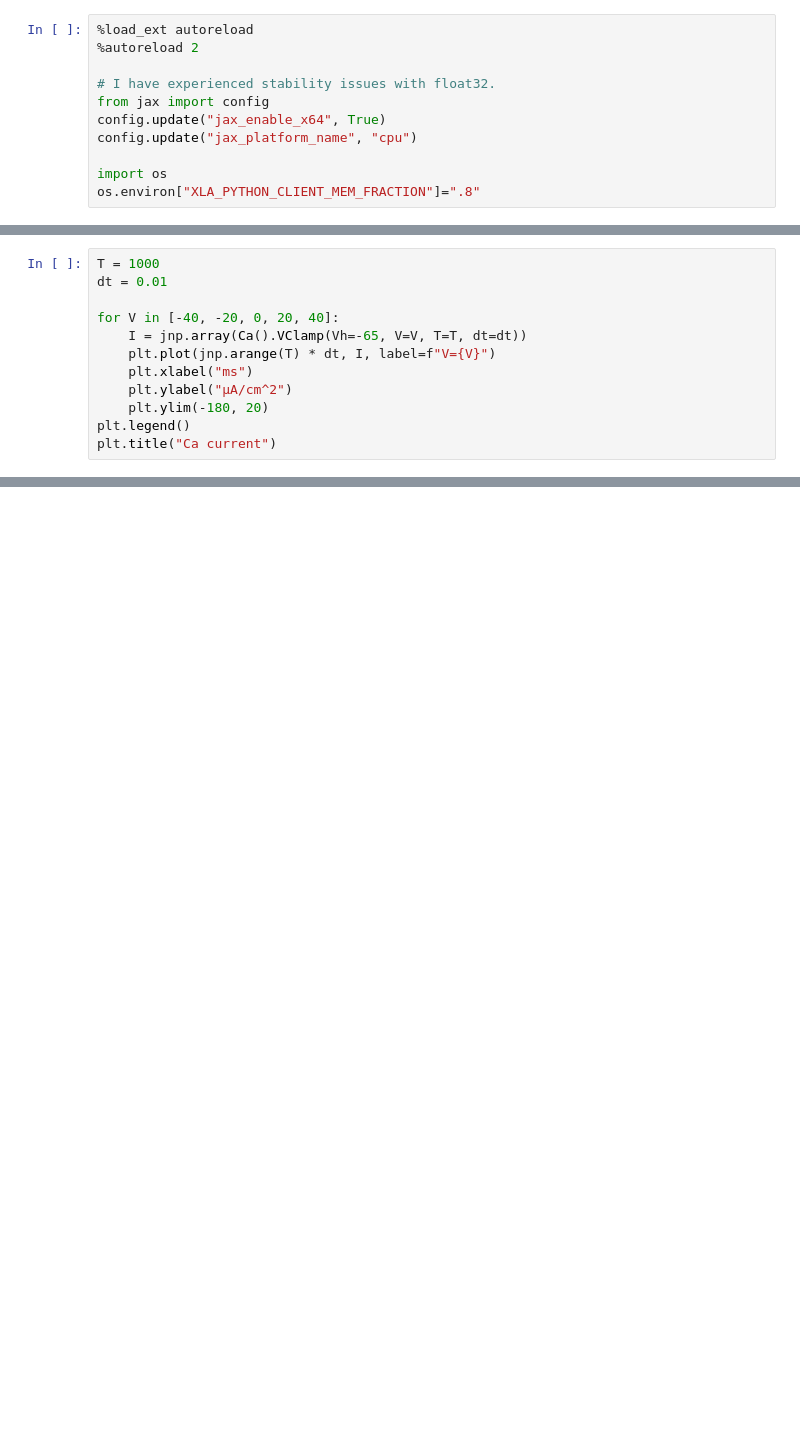
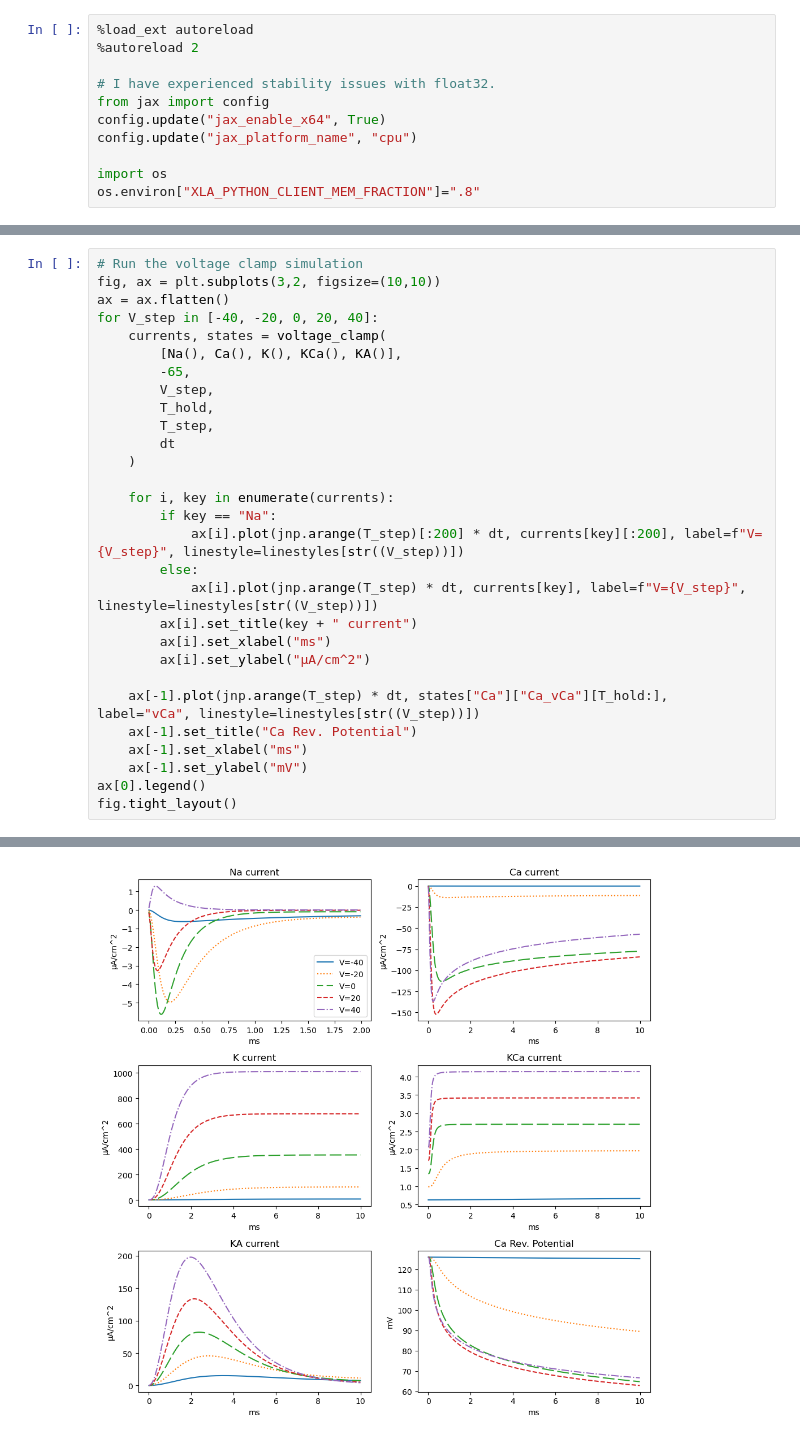
Before and after one commit to jaxleyverse/jaxley-mech, a Jupyter notebook: notebooks/fm97.ipynb, the cells around one changed output, grey strips where cells are left out. Saved outputs shown, nothing was run; the diff lists cells and outputs as text; blank space fills up the shorter version.

```diff
--- a/notebooks/fm97.ipynb
+++ b/notebooks/fm97.ipynb
@@ -70,12 +18,0 @@ Text(0.5, 1.0, 'KA current')
-# %%
-T = 1000
-dt = 0.01
-
-for V in [-40, -20, 0, 20, 40]:
-    I = jnp.array(Ca().VClamp(Vh=-65, V=V, T=T, dt=dt))
-    plt.plot(jnp.arange(T) * dt, I, label=f"V={V}")
-    plt.xlabel("ms")
-    plt.ylabel("μA/cm^2")
-    plt.ylim(-180, 20)
-plt.legend()
-plt.title("Ca current")
@@ -119,0 +83,30 @@ Text(0.5, 1.0, 'Ca Rev. Potential')
+# %%
+# Run the voltage clamp simulation
+fig, ax = plt.subplots(3,2, figsize=(10,10))
+ax = ax.flatten()
+for V_step in [-40, -20, 0, 20, 40]:
+    currents, states = voltage_clamp(
+        [Na(), Ca(), K(), KCa(), KA()],
+        -65,
+        V_step,
+        T_hold,
+        T_step,
+        dt
+    )
+
+    for i, key in enumerate(currents):
+        if key == "Na":
+            ax[i].plot(jnp.arange(T_step)[:200] * dt, currents[key][:200], label=f"V={V_step}", linestyle=linestyles[str((V_step))])
+        else:
+            ax[i].plot(jnp.arange(T_step) * dt, currents[key], label=f"V={V_step}", linestyle=linestyles[str((V_step))])
+        ax[i].set_title(key + " current")
+        ax[i].set_xlabel("ms")
+        ax[i].set_ylabel("μA/cm^2")
+
+    ax[-1].plot(jnp.arange(T_step) * dt, states["Ca"]["Ca_vCa"][T_hold:], label="vCa", linestyle=linestyles[str((V_step))])
+    ax[-1].set_title("Ca Rev. Potential")
+    ax[-1].set_xlabel("ms")
+    ax[-1].set_ylabel("mV")
+ax[0].legend()
+fig.tight_layout()
+# %% [output]
@@ -119,0 +119 @@ Text(0.5, 1.0, 'Ca Rev. Potential')
+[figure, added]
```
Also changed, not shown: parts of 10 cells of this notebook, 1 other file.
